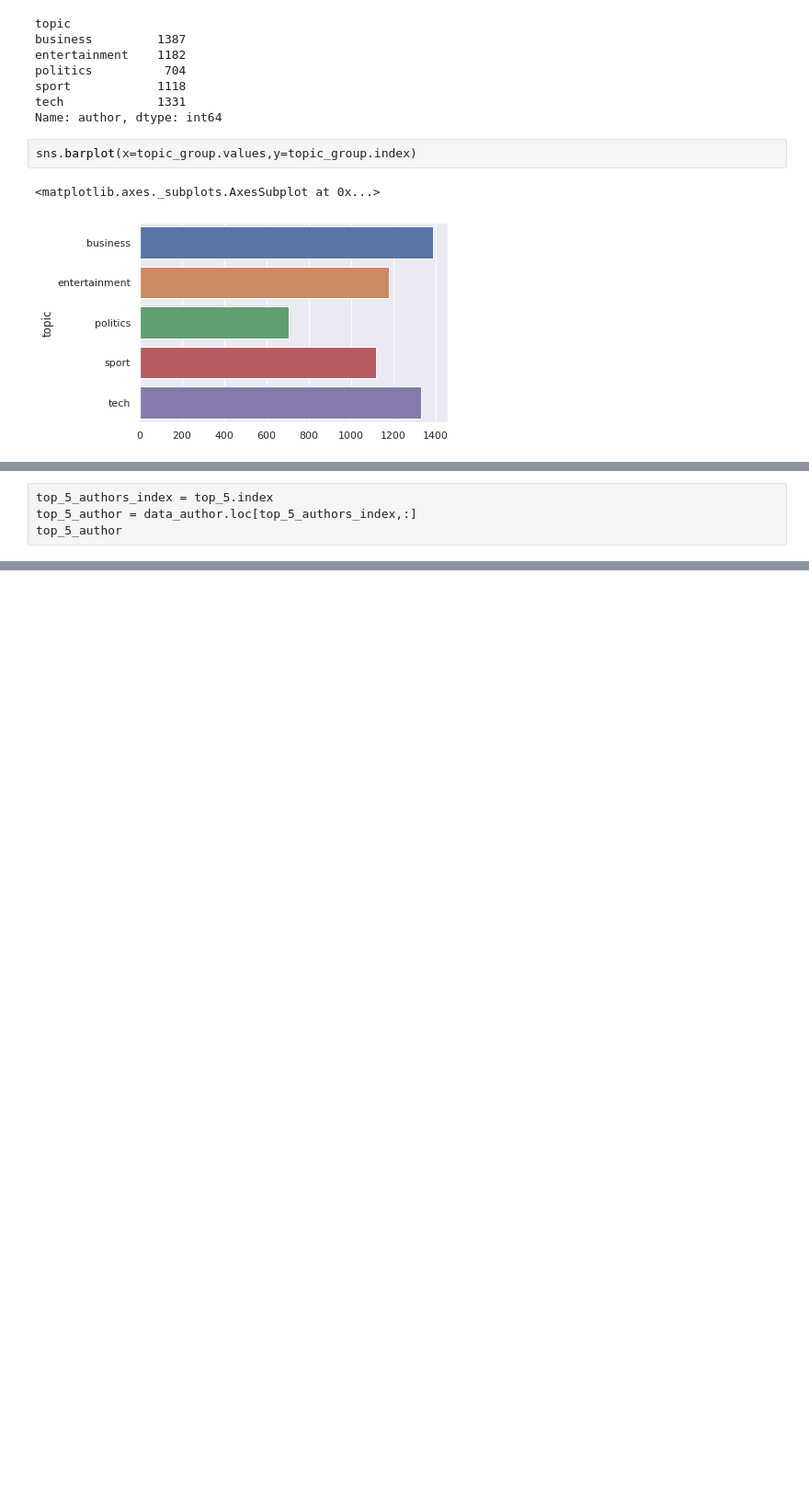
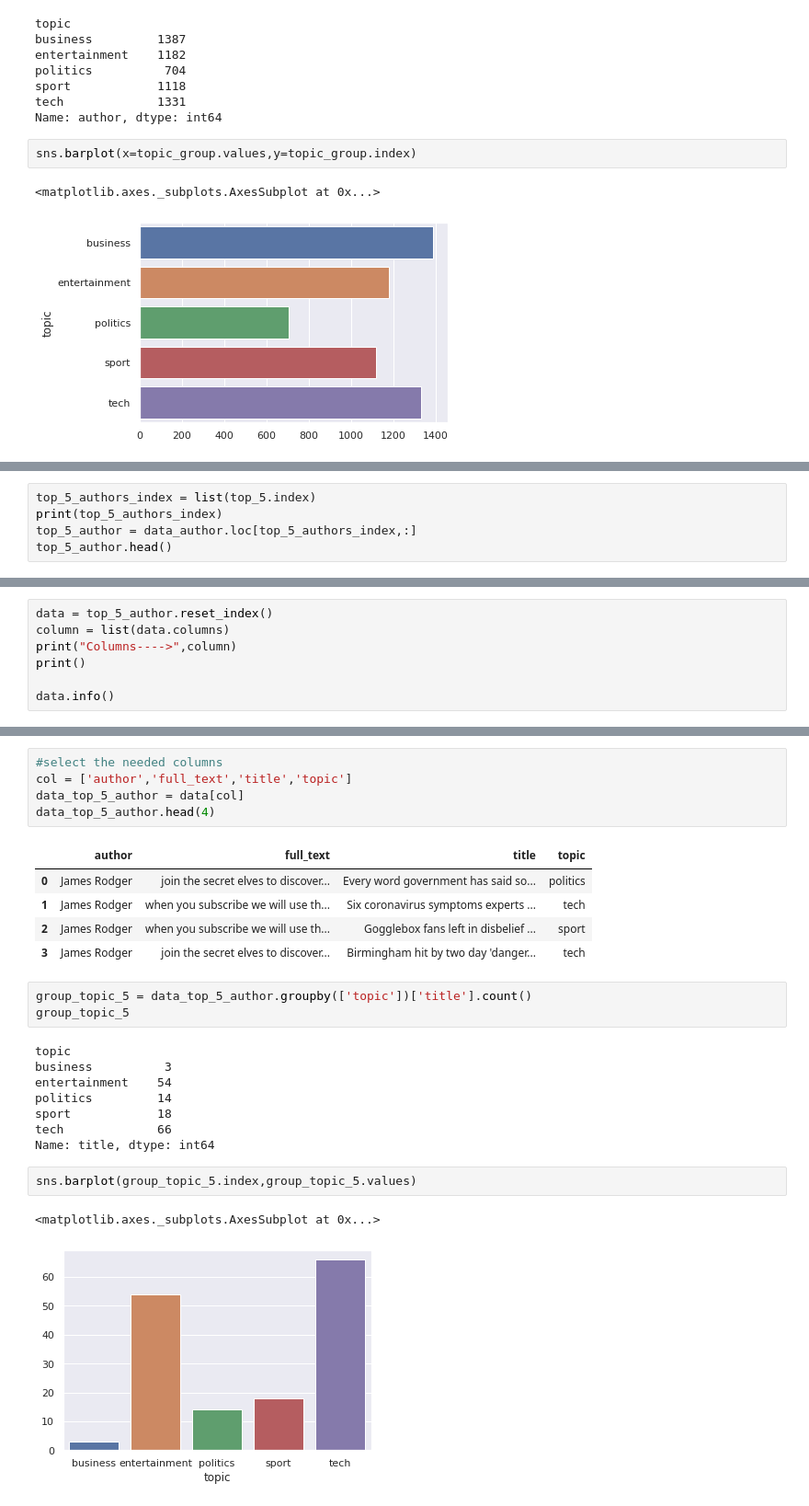
Before and after one commit to pavi-ninjaac/Specrom_Analysis, a Jupyter notebook: EDA.ipynb, the cells around one changed output, grey strips where cells are left out. Shown: that part at 92% size. Saved outputs shown, nothing was run; the diff lists cells and outputs as text; blank space fills up the shorter version.

```diff
--- a/EDA.ipynb
+++ b/EDA.ipynb
@@ -456,4 +460,5 @@ sns.barplot(x=topic_group.values,y=topic_group.index)
 # %%
-top_5_authors_index = top_5.index
+top_5_authors_index = list(top_5.index)
+print(top_5_authors_index)
 top_5_author = data_author.loc[top_5_authors_index,:]
-top_5_author
+top_5_author.head()
@@ -459,0 +474,7 @@ top_5_author
+# %%
+data = top_5_author.reset_index()
+column = list(data.columns)
+print("Columns---->",column)
+print()
+
+data.info()
@@ -459,0 +499,27 @@ top_5_author
+# %%
+#select the needed columns
+col = ['author','full_text','title','topic']
+data_top_5_author = data[col]
+data_top_5_author.head(4)
+# %% [output]
+|  | author | full_text | title | topic |
+| 0 | James Rodger | join the secret elves to discover... | Every word government has said so... | politics |
+| 1 | James Rodger | when you subscribe we will use th... | Six coronavirus symptoms experts ... | tech |
+| 2 | James Rodger | when you subscribe we will use th... | Gogglebox fans left in disbelief ... | sport |
+| 3 | James Rodger | join the secret elves to discover... | Birmingham hit by two day 'danger... | tech |
+# %%
+group_topic_5 = data_top_5_author.groupby(['topic'])['title'].count()
+group_topic_5
+# %% [output]
+topic
+business          3
+entertainment    54
+politics         14
+sport            18
+tech             66
+Name: title, dtype: int64
+# %%
+sns.barplot(group_topic_5.index,group_topic_5.values)
+# %% [output]
+<matplotlib.axes._subplots.AxesSubplot at 0x...>
+[figure, added]
```
Also changed, not shown: parts of 3 cells of this notebook.
